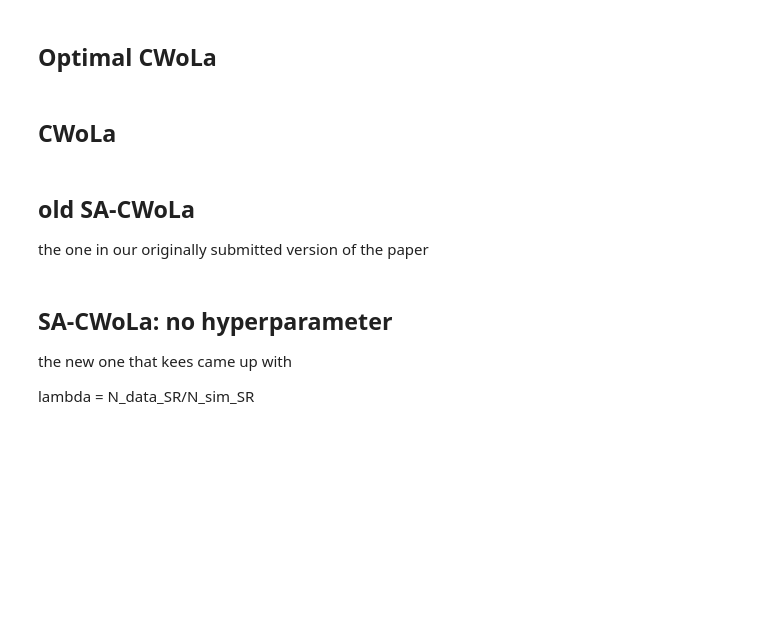
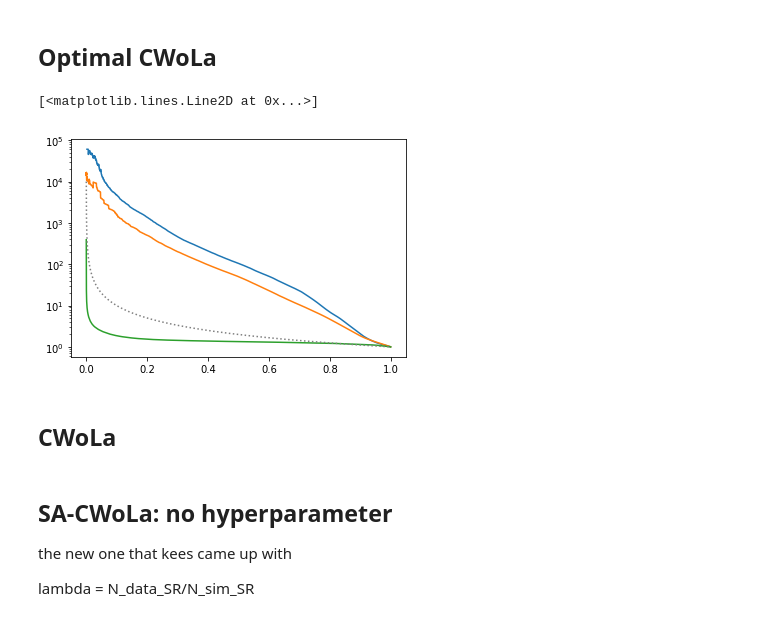
Before and after one commit to bnachman/DCTRHunting, a Jupyter notebook: CWoLaSimulationAssistedDecorrelationCorrelated.ipynb, the cells around one changed output. Cells and saved outputs as stored; diff of their text form; code cells hidden in the pictures; blank space fills up the shorter version.

```diff
--- a/CWoLaSimulationAssistedDecorrelationCorrelated.ipynb
+++ b/CWoLaSimulationAssistedDecorrelationCorrelated.ipynb
@@ -391,6 +396,11 @@ for i in tqdm.tqdm(range(n_injections)):
 
     X_dvsim_train, Y_dvsim_train = shuffle(X_dvsim_train, Y_dvsim_train)
 
+    mn, mx = np.percentile(X_dvsim_train, 1, axis=0), np.percentile(X_dvsim_train, 99, axis=0)
+
+    def norm_func(d):
+        return (d - mn)/(mx - mn)
+
     X_dvsim_val = np.concatenate([signal_to_test,SR_background_data_fortest])
     Y_dvsim_val = np.concatenate([np.ones(len(signal_to_test)),np.zeros(len(SR_background_data_fortest))])
 
@@ -406,10 +416,10 @@ for i in tqdm.tqdm(range(n_injections)):
     model_dvsim.add(Dense(64, activation='relu'))
     model_dvsim.add(Dense(1, activation='sigmoid'))
     model_dvsim.compile(loss='binary_crossentropy', optimizer='adam', metrics=['accuracy'])
-    hist_dvsim = model_dvsim.fit(X_dvsim_train[:,1:], Y_dvsim_train, epochs=EPOCHS,
+    hist_dvsim = model_dvsim.fit(norm_func(X_dvsim_train)[:,1:], Y_dvsim_train, epochs=EPOCHS,
                                  batch_size=batch_size, verbose=0)
 
-    scores_dvsim = model_dvsim.predict(X_dvsim_val[:,1:],batch_size=batch_size)
+    scores_dvsim = model_dvsim.predict(norm_func(X_dvsim_val)[:,1:],batch_size=batch_size)
 
     fpr_dvsim, tpr_dvsim, _ = roc_curve(Y_dvsim_val, scores_dvsim)
     dvsim_rocs = dvsim_rocs.append({'fpr': fpr_dvsim, 'tpr': tpr_dvsim}, ignore_index=True)
@@ -421,7 +431,6 @@ ocwola_rocs = pd.DataFrame(columns=['fpr', 'tpr'])
 
 for i in tqdm.tqdm(range(n_injections)):
 #     print('Training i = %i' % i)
-
     SR_signal_to_inject = SR_signals_to_inject[i]
     SB_signal_to_inject = SB_signals_to_inject[i]
 
@@ -431,6 +440,10 @@ for i in tqdm.tqdm(range(n_injections)):
     Y_ocwola_train = np.concatenate([np.ones(len(SR_signal_to_inject)),np.ones(len(SR_background_data)),np.zeros(len(SR_background_data_fortest))])
 
     X_ocwola_train, Y_ocwola_train = shuffle(X_ocwola_train, Y_ocwola_train)
+    mn, mx = np.percentile(X_ocwola_train, 1, axis=0), np.percentile(X_ocwola_train, 99, axis=0)
+
+    def norm_func(d):
+        return (d - mn)/(mx - mn)
 
     X_ocwola_val = np.concatenate([signal_to_test,SR_background_data_fortest])
     Y_ocwola_val = np.concatenate([np.ones(len(signal_to_test)),np.zeros(len(SR_background_data_fortest))])
@@ -444,10 +457,10 @@ for i in tqdm.tqdm(range(n_injections)):
     model_ocwola.add(Dense(64, activation='relu'))
     model_ocwola.add(Dense(1, activation='sigmoid'))
     model_ocwola.compile(loss='binary_crossentropy', optimizer='adam', metrics=['accuracy'])
-    hist_ocwola = model_ocwola.fit(X_ocwola_train[:,1:], Y_ocwola_train, epochs=EPOCHS,
+    hist_ocwola = model_ocwola.fit(norm_func(X_ocwola_train)[:,1:], Y_ocwola_train, epochs=EPOCHS,
                                  batch_size=batch_size, verbose=0)
 
-    scores_ocwola = model_ocwola.predict(X_ocwola_val[:,1:],batch_size=batch_size)
+    scores_ocwola = model_ocwola.predict(norm_func(X_ocwola_val)[:,1:],batch_size=batch_size)
 
     fpr_ocwola, tpr_ocwola, _ = roc_curve(Y_ocwola_val, scores_ocwola)
     ocwola_rocs = ocwola_rocs.append({'fpr': fpr_ocwola, 'tpr': tpr_ocwola}, ignore_index=True)
@@ -454,3 +541,12 @@ for i in tqdm.tqdm(range(n_injections)):
+# %%
+plt.plot(tpr_pts, ocwola_mean)
+plt.yscale('log')
+plt.plot(tpr_pts, SALAD_mean)
+plt.plot(tpr_pts, dvsim_mean)
+plt.plot(tpr_pts, 1/tpr_pts, color='tab:grey', ls=':')
+# %% [output]
+[<matplotlib.lines.Line2D at 0x...>]
+[figure, added]
 # %% [markdown]
 ## CWoLa
 # %%
@@ -488,7 +589,3 @@ for i in tqdm.tqdm(range(n_injections)):
 
     fpr_cwola, tpr_cwola, _ = roc_curve(Y_cwola_val, scores_cwola)
     cwola_rocs = cwola_rocs.append({'fpr': fpr_cwola, 'tpr': tpr_cwola}, ignore_index=True)
-# %% [markdown]
-## old SA-CWoLa
-
-the one in our originally submitted version of the paper
```
Also changed, not shown: parts of 13 cells of this notebook, 13 other files.
